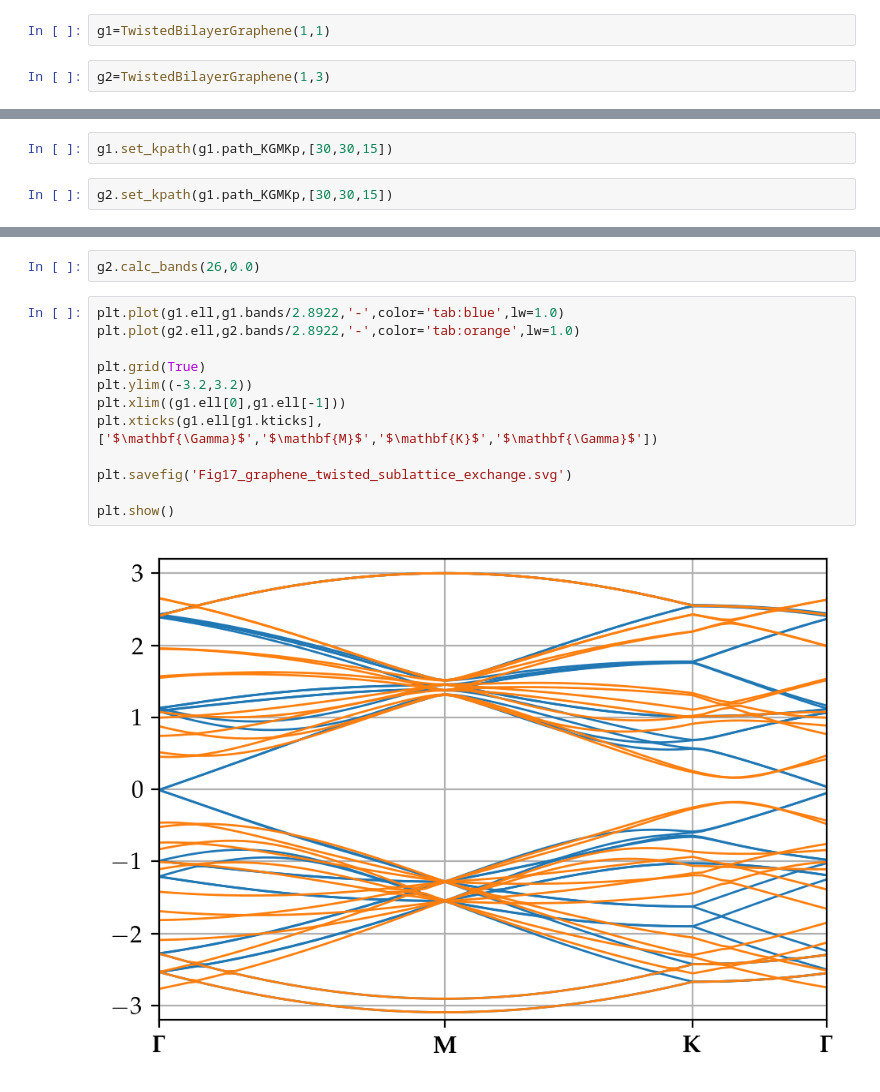
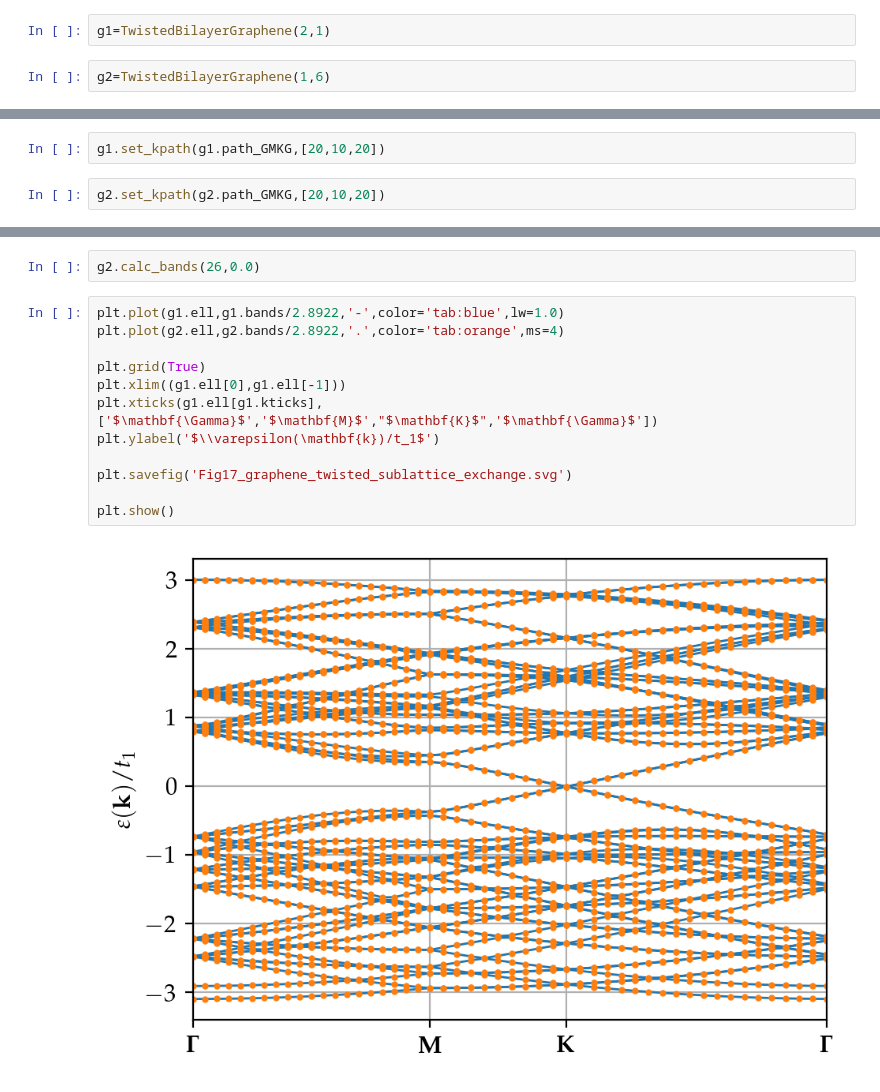
Before and after one commit to vgmduarte/twisted_graphene_TG, a Jupyter notebook: Fig17_graphene_twisted_sublattice_exchange.ipynb, the cells around one changed output, grey strips where cells are left out. Cells and saved outputs as stored; diff of their text form.

```diff
--- a/Fig17_graphene_twisted_sublattice_exchange.ipynb
+++ b/Fig17_graphene_twisted_sublattice_exchange.ipynb
@@ -1,9 +1,9 @@
 # %%
 %run twisted_graphene.py
 # %%
-g1=TwistedBilayerGraphene(1,1)
+g1=TwistedBilayerGraphene(2,1)
 # %%
-g2=TwistedBilayerGraphene(1,3)
+g2=TwistedBilayerGraphene(1,6)
 # %%
 g1.theta*180/np.pi
 # %% [output]
@@ -17,9 +21,9 @@ g1.calc_hops(6.02)
 # %%
 g2.calc_hops(6.02)
 # %%
-g1.set_kpath(g1.path_KGMKp,[30,30,15])
+g1.set_kpath(g1.path_GMKG,[20,10,20])
 # %%
-g2.set_kpath(g1.path_KGMKp,[30,30,15])
+g2.set_kpath(g2.path_GMKG,[20,10,20])
 # %%
 g1.set_hamiltonian(1.0,0.0)
 # %%
@@ -33,15 +37,15 @@ g1.calc_bands(26,0.0)
 g2.calc_bands(26,0.0)
 # %%
 plt.plot(g1.ell,g1.bands/2.8922,'-',color='tab:blue',lw=1.0)
-plt.plot(g2.ell,g2.bands/2.8922,'-',color='tab:orange',lw=1.0)
+plt.plot(g2.ell,g2.bands/2.8922,'.',color='tab:orange',ms=4)
 
 plt.grid(True)
-plt.ylim((-3.2,3.2))
 plt.xlim((g1.ell[0],g1.ell[-1]))
-plt.xticks(g1.ell[g1.kticks],['$\mathbf{\Gamma}$','$\mathbf{M}$','$\mathbf{K}$','$\mathbf{\Gamma}$'])
+plt.xticks(g1.ell[g1.kticks],['$\mathbf{\Gamma}$','$\mathbf{M}$',"$\mathbf{K}$",'$\mathbf{\Gamma}$'])
+plt.ylabel('$\\varepsilon(\mathbf{k})/t_1$')
 
 plt.savefig('Fig17_graphene_twisted_sublattice_exchange.svg')
 
 plt.show()
 # %% [output]
-[figure, old version]
+[figure, new version]
```
Also changed, not shown: parts of 3 cells of this notebook, 53 other files.
